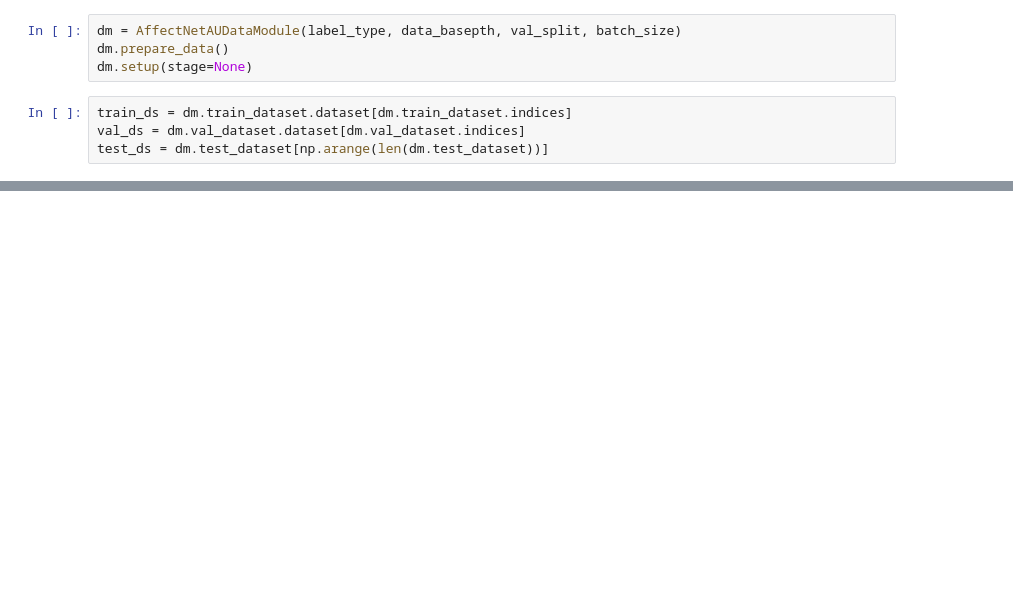
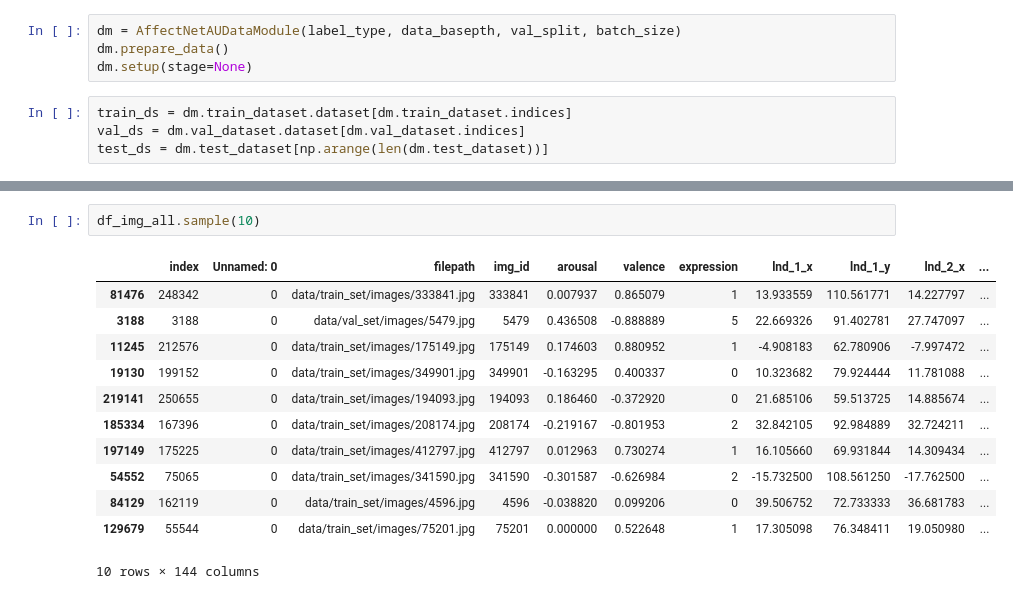
Before and after one commit to davidsjohnson/xai_ac, a Jupyter notebook: notebooks/affectnet_data_analysis.ipynb, the cells around one changed output, grey strips where cells are left out. Drawn from its saved outputs; the diff is of its cells as text; blank space fills up the shorter version.

```diff
--- a/notebooks/affectnet_data_analysis.ipynb
+++ b/notebooks/affectnet_data_analysis.ipynb
@@ -80,0 +137,15 @@ g.set_xticklabels(rotation=90);
+# %%
+df_img_all.sample(10)
+# %% [output]
+|  | index | Unnamed: 0 | filepath | img_id | arousal | valence | expression | lnd_1_x | lnd_1_y | lnd_2_x | ... |
+| 81476 | 248342 | 0 | data/train_set/images/333841.jpg | 333841 | 0.007937 | 0.865079 | 1 | 13.933559 | 110.561771 | 14.227797 | ... |
+| 3188 | 3188 | 0 | data/val_set/images/5479.jpg | 5479 | 0.436508 | -0.888889 | 5 | 22.669326 | 91.402781 | 27.747097 | ... |
+| 11245 | 212576 | 0 | data/train_set/images/175149.jpg | 175149 | 0.174603 | 0.880952 | 1 | -4.908183 | 62.780906 | -7.997472 | ... |
+| 19130 | 199152 | 0 | data/train_set/images/349901.jpg | 349901 | -0.163295 | 0.400337 | 0 | 10.323682 | 79.924444 | 11.781088 | ... |
+| 219141 | 250655 | 0 | data/train_set/images/194093.jpg | 194093 | 0.186460 | -0.372920 | 0 | 21.685106 | 59.513725 | 14.885674 | ... |
+| 185334 | 167396 | 0 | data/train_set/images/208174.jpg | 208174 | -0.219167 | -0.801953 | 2 | 32.842105 | 92.984889 | 32.724211 | ... |
+| 197149 | 175225 | 0 | data/train_set/images/412797.jpg | 412797 | 0.012963 | 0.730274 | 1 | 16.105660 | 69.931844 | 14.309434 | ... |
+| 54552 | 75065 | 0 | data/train_set/images/341590.jpg | 341590 | -0.301587 | -0.626984 | 2 | -15.732500 | 108.561250 | -17.762500 | ... |
+| 84129 | 162119 | 0 | data/train_set/images/4596.jpg | 4596 | -0.038820 | 0.099206 | 0 | 39.506752 | 72.733333 | 36.681783 | ... |
+| 129679 | 55544 | 0 | data/train_set/images/75201.jpg | 75201 | 0.000000 | 0.522648 | 1 | 17.305098 | 76.348411 | 19.050980 | ... |
+10 rows × 144 columns
```
Also changed, not shown: parts of 18 cells of this notebook.
